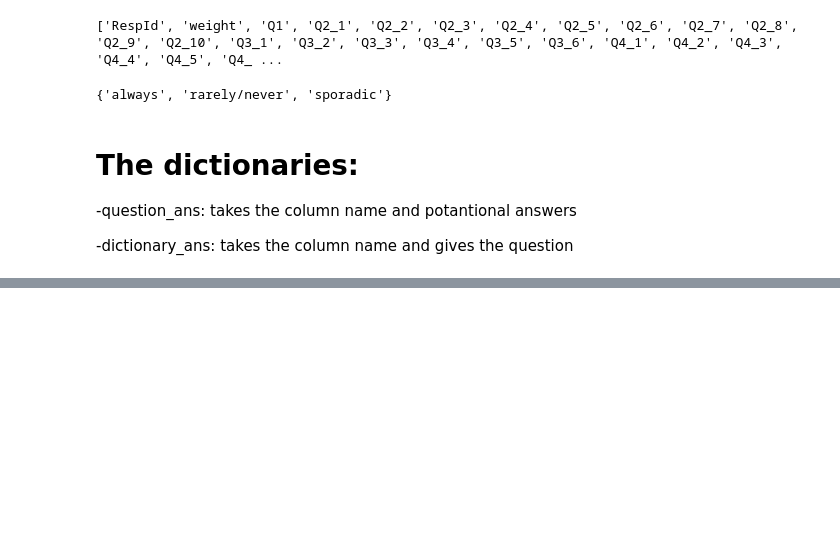
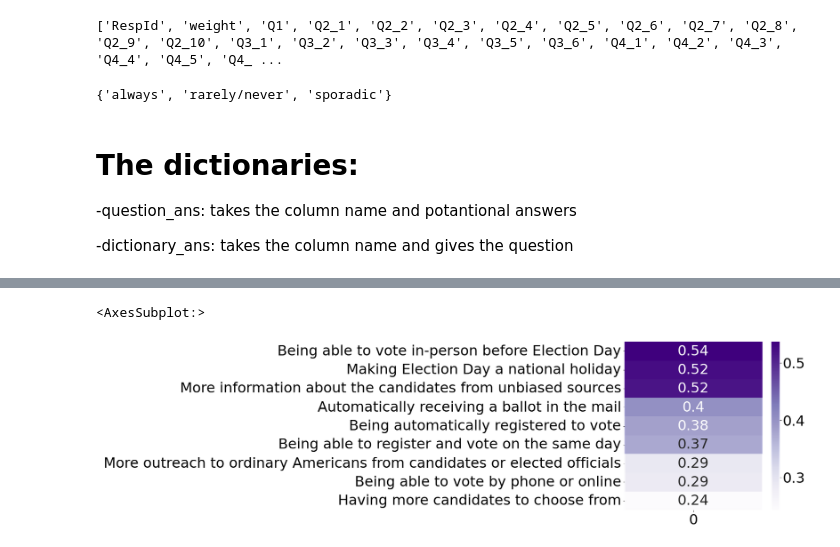
Before and after one commit to mbagci06/ece143, a Jupyter notebook: survey/survey_data.ipynb, the cells around one changed output, grey strips where cells are left out. Saved outputs shown, nothing was run; the diff lists cells and outputs as text; code cells hidden in the pictures; blank space fills up the shorter version.

```diff
--- a/survey/survey_data.ipynb
+++ b/survey/survey_data.ipynb
@@ -94,3 +114,12 @@ set(survey_data['voter_category'])
 -question_ans: takes the column name and potantional answers
 
 -dictionary_ans: takes the column name and gives the question
+# %%
+q1_df = survey_data[survey_data['Q1'].notna()]
+q1_df=q1_df[q1_df['voter_category'].notna()]
+q1_df['voter_category']=q1_df['voter_category'].astype('category').cat.codes
+
+
+for x in list(q1_df.columns):
+    print(x)
+    print(q1_df['voter_category'].corr(q1_df[x]))
@@ -96,0 +149,5 @@ set(survey_data['voter_category'])
+# %%
+q19_columns=[]
+for x in range(1,10):
+
+    q19_columns.append(dictionary_question['Q19_'+str(x)].split('\n')[1][2:])
@@ -96,0 +169,10 @@ set(survey_data['voter_category'])
+# %%
+q19_ans_3=np.zeros([3,9])
+q19_ans_1=np.zeros([9,1])
+survey_data.groupby(['Q19_10']).count()['RespId'].values[0]
+
+for x in range(1,10):
+    q19_ans_1[x-1]=survey_data.groupby(['Q19_'+str(x)]).count()['RespId'].values[1]/(survey_data.groupby(['Q19_'+str(x)]).count()['RespId'].values[0]+survey_data.groupby(['Q19_'+str(x)]).count()['RespId'].values[1])
+    for t in range(3):
+        q19_ans_3[t,x-1]=survey_data.groupby(['Q19_'+str(x),'voter_category']).count()['RespId'].values[t+3]/(survey_data.groupby(['Q19_'+str(x),'voter_category']).count()['RespId'].values[t+3]+survey_data.groupby(['Q19_'+str(x),'voter_category']).count()['RespId'].values[t])
+    dictionary_question['Q19_'+str(x)]
@@ -96,0 +182,2 @@ set(survey_data['voter_category'])
+# %%
+df_q19_1=pd.DataFrame(q19_ans_1,index=q19_columns)
@@ -96,0 +197,8 @@ set(survey_data['voter_category'])
+# %%
+plt.rcParams.update({'font.size': 32})
+
+plt.figure(figsize=[7,7])
+sns.heatmap(df_q19_1.sort_values(0, ascending=False),cmap='Purples',annot=True)
+# %% [output]
+<AxesSubplot:>
+[figure, added]
```
Also changed, not shown: parts of 11 cells of this notebook, 3 other files.
